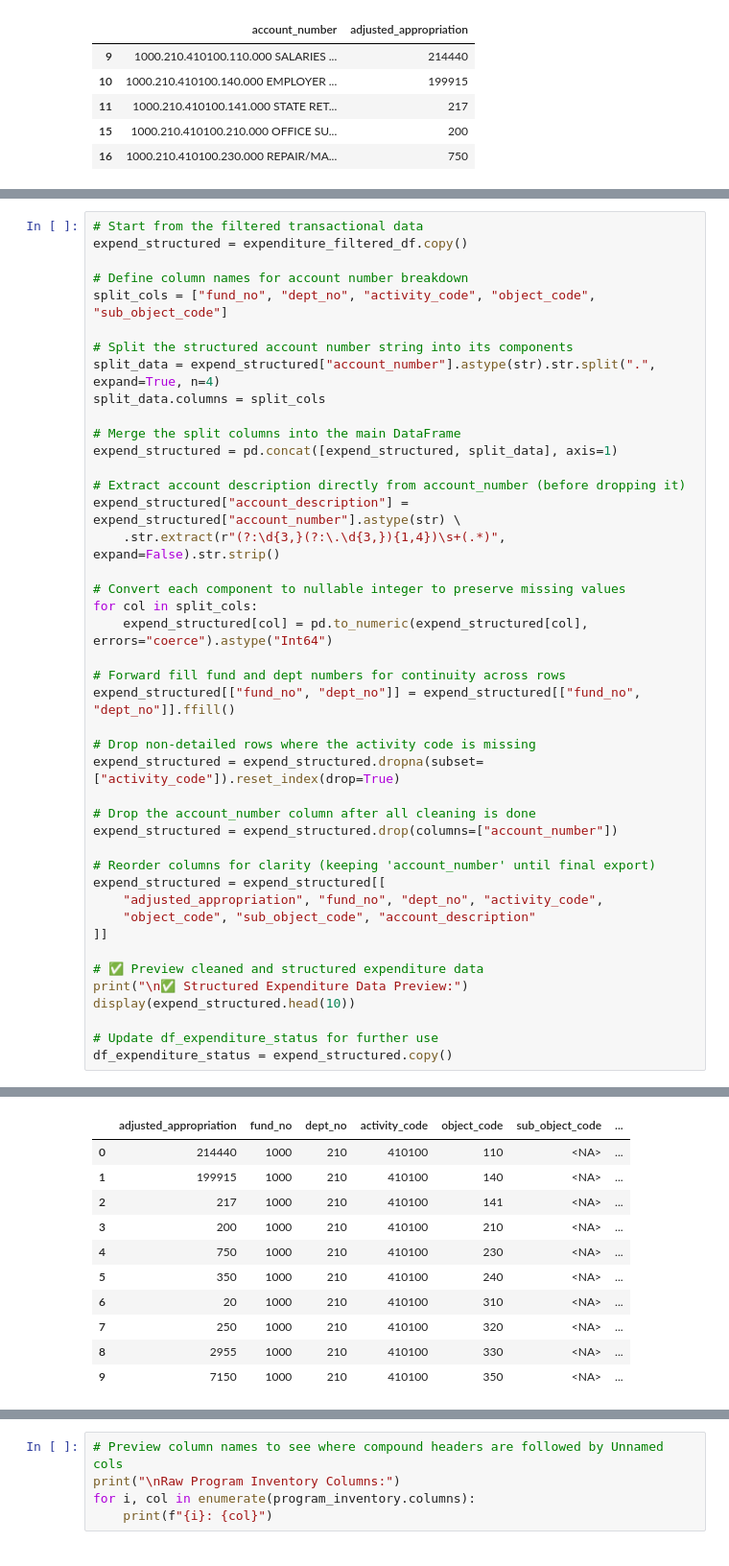
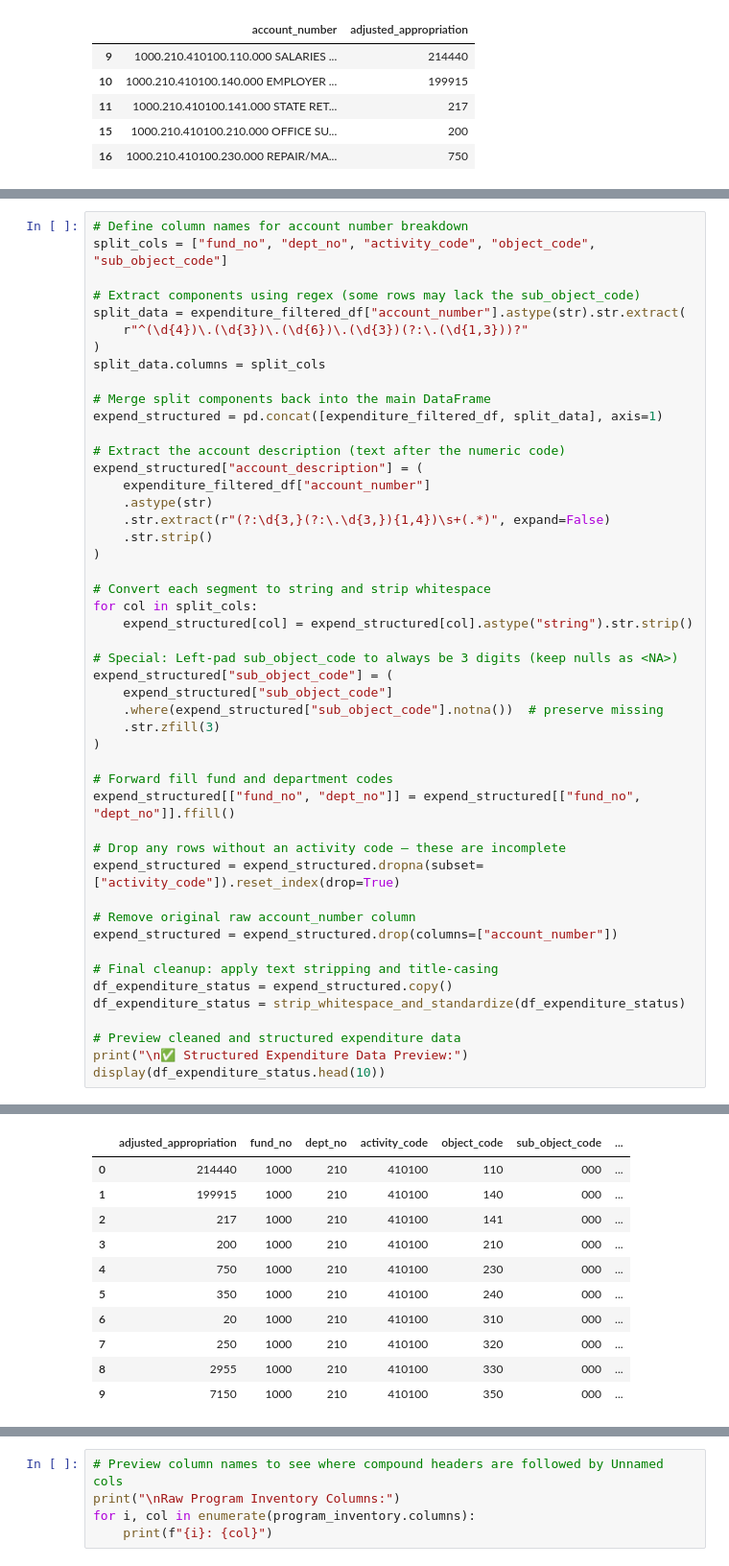
Before and after one commit to breannanpr/CityofMissoulaBudgetCapstone, a Jupyter notebook: citydata_01_cleaning.ipynb, the cells around one changed output, grey strips where cells are left out. Shown at 96% size. Saved outputs shown, nothing was run; the diff lists cells and outputs as text.

```diff
--- a/citydata_01_cleaning.ipynb
+++ b/citydata_01_cleaning.ipynb
@@ -266,57 +247,62 @@ def strip_whitespace_and_standardize(df):
 This code will complete a further deep dive on cleaning the expenditure status data.
 # %%
-# Start from the filtered transactional data
-expend_structured = expenditure_filtered_df.copy()
-
 # Define column names for account number breakdown
 split_cols = ["fund_no", "dept_no", "activity_code", "object_code", "sub_object_code"]
 
-# Split the structured account number string into its components
-split_data = expend_structured["account_number"].astype(str).str.split(".", expand=True, n=4)
+# Extract components using regex (some rows may lack the sub_object_code)
+split_data = expenditure_filtered_df["account_number"].astype(str).str.extract(
+    r"^(\d{4})\.(\d{3})\.(\d{6})\.(\d{3})(?:\.(\d{1,3}))?"
+)
 split_data.columns = split_cols
 
-# Merge the split columns into the main DataFrame
-expend_structured = pd.concat([expend_structured, split_data], axis=1)
+# Merge split components back into the main DataFrame
+expend_structured = pd.concat([expenditure_filtered_df, split_data], axis=1)
 
-# Extract account description directly from account_number (before dropping it)
-expend_structured["account_description"] = expend_structured["account_number"].astype(str) \
-    .str.extract(r"(?:\d{3,}(?:\.\d{3,}){1,4})\s+(.*)", expand=False).str.strip()
+# Extract the account description (text after the numeric code)
+expend_structured["account_description"] = (
+    expenditure_filtered_df["account_number"]
+    .astype(str)
+    .str.extract(r"(?:\d{3,}(?:\.\d{3,}){1,4})\s+(.*)", expand=False)
+    .str.strip()
+)
 
-# Convert each component to nullable integer to preserve missing values
+# Convert each segment to string and strip whitespace
 for col in split_cols:
-    expend_structured[col] = pd.to_numeric(expend_structured[col], errors="coerce").astype("Int64")
+    expend_structured[col] = expend_structured[col].astype("string").str.strip()
 
-# Forward fill fund and dept numbers for continuity across rows
+# Special: Left-pad sub_object_code to always be 3 digits (keep nulls as <NA>)
+expend_structured["sub_object_code"] = (
+    expend_structured["sub_object_code"]
+    .where(expend_structured["sub_object_code"].notna())  # preserve missing
+    .str.zfill(3)
+)
+
+# Forward fill fund and department codes
 expend_structured[["fund_no", "dept_no"]] = expend_structured[["fund_no", "dept_no"]].ffill()
 
-# Drop non-detailed rows where the activity code is missing
+# Drop any rows without an activity code — these are incomplete
 expend_structured = expend_structured.dropna(subset=["activity_code"]).reset_index(drop=True)
 
-# Drop the account_number column after all cleaning is done
+# Remove original raw account_number column
 expend_structured = expend_structured.drop(columns=["account_number"])
 
-# Reorder columns for clarity (keeping 'account_number' until final export)
-expend_structured = expend_structured[[
-    "adjusted_appropriation", "fund_no", "dept_no", "activity_code",
-    "object_code", "sub_object_code", "account_description"
-]]
+# Final cleanup: apply text stripping and title-casing
+df_expenditure_status = expend_structured.copy()
+df_expenditure_status = strip_whitespace_and_standardize(df_expenditure_status)
 
-# ✅ Preview cleaned and structured expenditure data
+# Preview cleaned and structured expenditure data
 print("\n✅ Structured Expenditure Data Preview:")
-display(expend_structured.head(10))
-
-# Update df_expenditure_status for further use
-df_expenditure_status = expend_structured.copy()
+display(df_expenditure_status.head(10))
 # %% [output]
 ✅ Structured Expenditure Data Preview:
 |  | adjusted_appropriation | fund_no | dept_no | activity_code | object_code | sub_object_code | ... |
-| 0 | 214440 | 1000 | 210 | 410100 | 110 | <NA> | ... |
-| 1 | 199915 | 1000 | 210 | 410100 | 140 | <NA> | ... |
-| 2 | 217 | 1000 | 210 | 410100 | 141 | <NA> | ... |
-| 3 | 200 | 1000 | 210 | 410100 | 210 | <NA> | ... |
-| 4 | 750 | 1000 | 210 | 410100 | 230 | <NA> | ... |
-| 5 | 350 | 1000 | 210 | 410100 | 240 | <NA> | ... |
-| 6 | 20 | 1000 | 210 | 410100 | 310 | <NA> | ... |
-| 7 | 250 | 1000 | 210 | 410100 | 320 | <NA> | ... |
-| 8 | 2955 | 1000 | 210 | 410100 | 330 | <NA> | ... |
-| 9 | 7150 | 1000 | 210 | 410100 | 350 | <NA> | ... |
+| 0 | 214440 | 1000 | 210 | 410100 | 110 | 000 | ... |
+| 1 | 199915 | 1000 | 210 | 410100 | 140 | 000 | ... |
+| 2 | 217 | 1000 | 210 | 410100 | 141 | 000 | ... |
+| 3 | 200 | 1000 | 210 | 410100 | 210 | 000 | ... |
+| 4 | 750 | 1000 | 210 | 410100 | 230 | 000 | ... |
+| 5 | 350 | 1000 | 210 | 410100 | 240 | 000 | ... |
+| 6 | 20 | 1000 | 210 | 410100 | 310 | 000 | ... |
+| 7 | 250 | 1000 | 210 | 410100 | 320 | 000 | ... |
+| 8 | 2955 | 1000 | 210 | 410100 | 330 | 000 | ... |
+| 9 | 7150 | 1000 | 210 | 410100 | 350 | 000 | ... |
```
Also changed, not shown: parts of 32 cells of this notebook, 2 other files.
